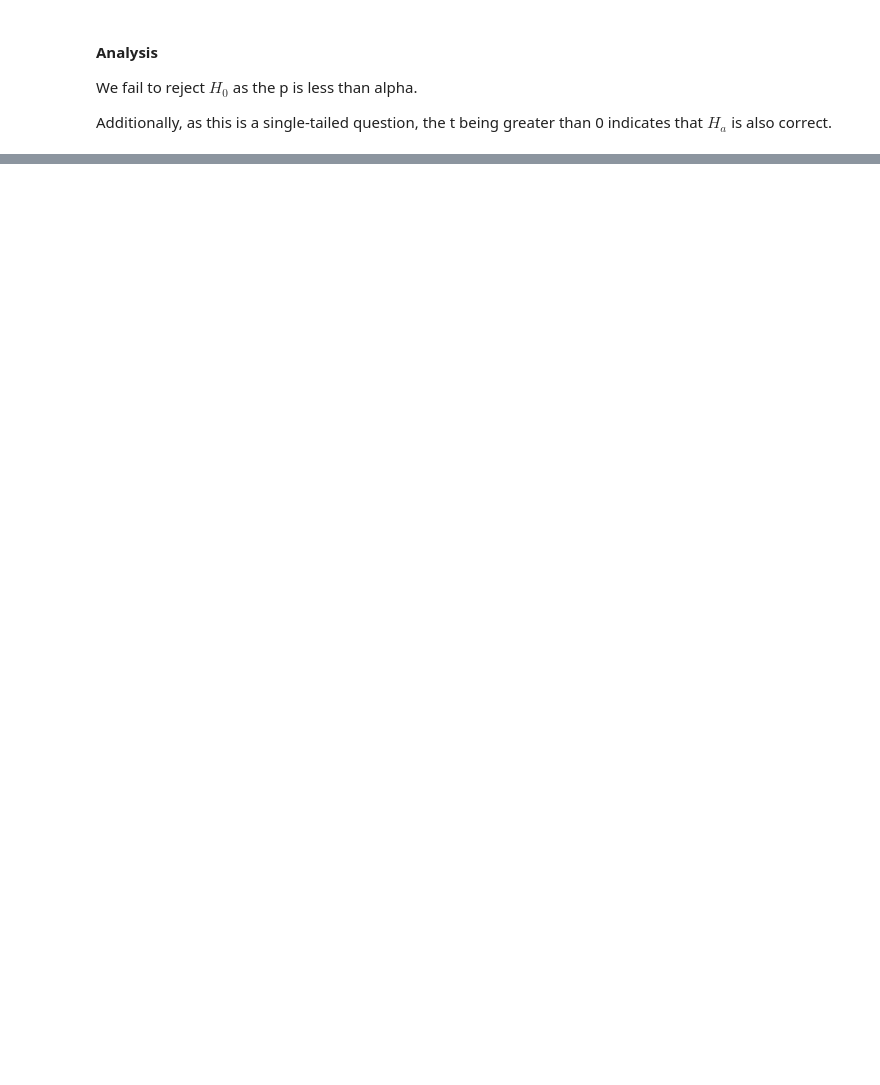
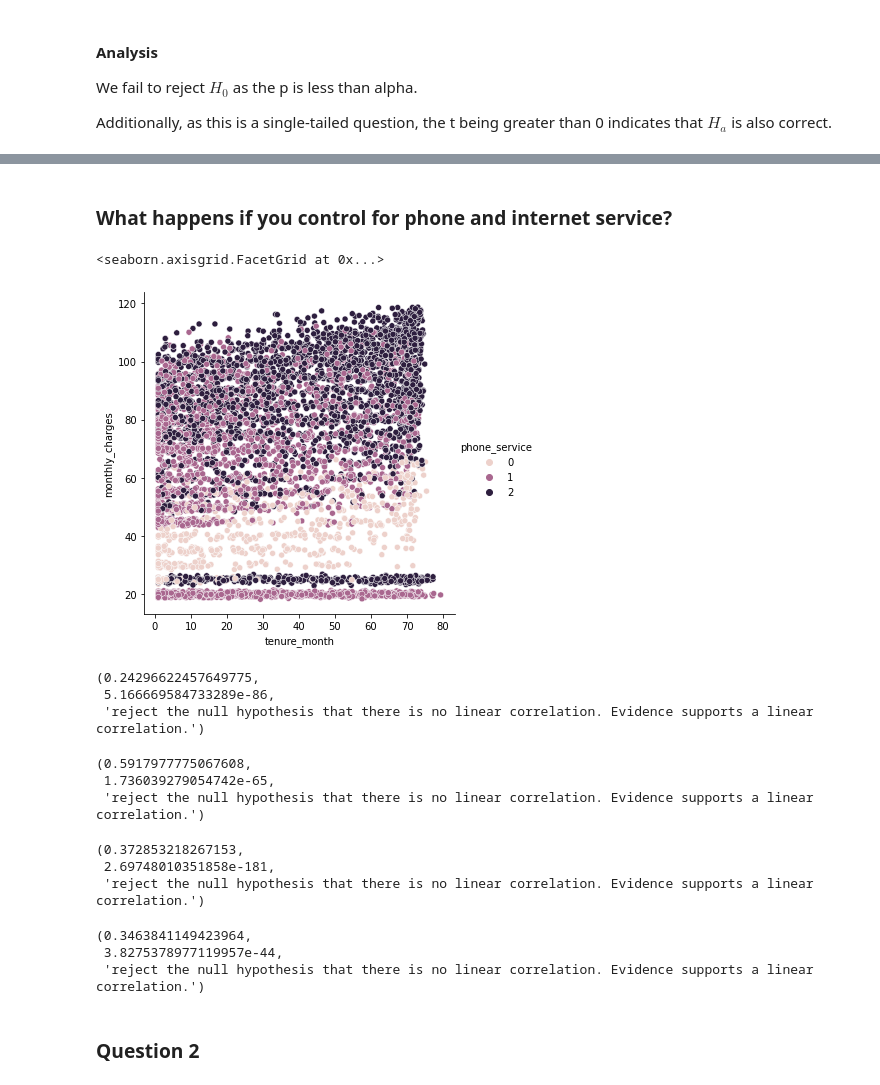
Before and after one commit to Marley-C-Robinson-99/stats-exercises, a Jupyter notebook: hypothesis_testing.ipynb, the cells around one changed output, grey strips where cells are left out. Drawn from its saved outputs; the diff is of its cells as text; code cells hidden in the pictures; blank space fills up the shorter version.

```diff
--- a/hypothesis_testing.ipynb
+++ b/hypothesis_testing.ipynb
@@ -144,0 +234,7 @@ Additionally, as this is a single-tailed question, the t being greater than 0 in
+# %% [markdown]
+### What happens if you control for phone and internet service?
+# %%
+sns.relplot(x='tenure_month', y='monthly_charges', hue='phone_service', data=df)
+# %% [output]
+<seaborn.axisgrid.FacetGrid at 0x...>
+[figure, added]
@@ -144,0 +246,38 @@ Additionally, as this is a single-tailed question, the t being greater than 0 in
+# %%
+x = phone_cust.tenure_month
+y = phone_cust.monthly_charges
+
+correlation_test(x, y)
+# %% [output]
+(0.24296622457649775,
+ 5.166669584733289e-86,
+ 'reject the null hypothesis that there is no linear correlation. Evidence supports a linear correlation.')
+# %%
+x = non_phone.tenure_month
+y = non_phone.monthly_charges
+
+correlation_test(x, y)
+# %% [output]
+(0.5917977775067608,
+ 1.736039279054742e-65,
+ 'reject the null hypothesis that there is no linear correlation. Evidence supports a linear correlation.')
+# %%
+x = internet_cust.tenure_month
+y = internet_cust.monthly_charges
+
+correlation_test(x, y)
+# %% [output]
+(0.372853218267153,
+ 2.69748010351858e-181,
+ 'reject the null hypothesis that there is no linear correlation. Evidence supports a linear correlation.')
+# %%
+x = no_internet.tenure_month
+y = no_internet.monthly_charges
+
+correlation_test(x, y)
+# %% [output]
+(0.3463841149423964,
+ 3.8275378977119957e-44,
+ 'reject the null hypothesis that there is no linear correlation. Evidence supports a linear correlation.')
+# %% [markdown]
+### Question 2
```
Also changed, not shown: parts of 44 cells of this notebook, 3 other files.
